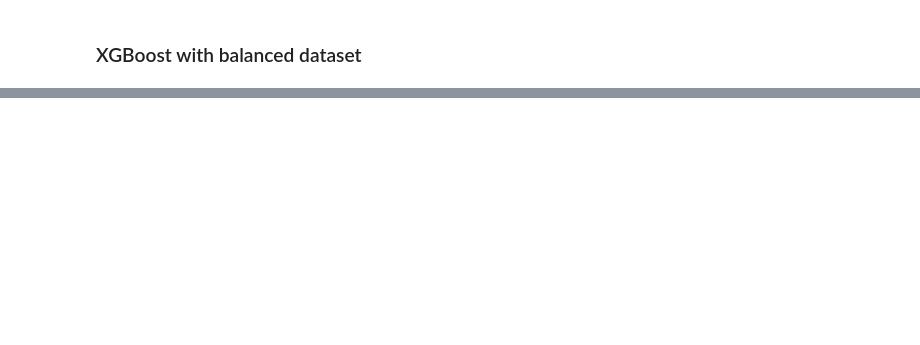
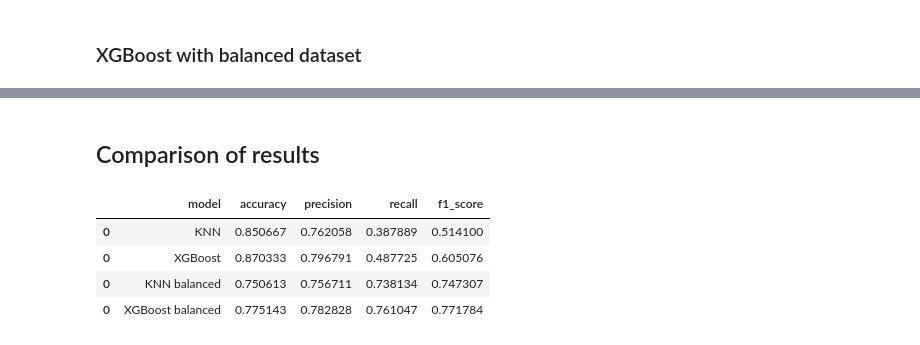
Before and after one commit to suleenwong/Bank-Customer-Churn-Analysis, a Jupyter notebook: churn_prediction_notebook.ipynb, the cells around one changed output, grey strips where cells are left out. Cells and saved outputs as stored; diff of their text form; code cells hidden in the pictures; blank space fills up the shorter version.

```diff
--- a/churn_prediction_notebook.ipynb
+++ b/churn_prediction_notebook.ipynb
@@ -717,0 +725,10 @@ Accuracy (test): 0.78
+# %% [markdown]
+## Comparison of results
+# %%
+summary_df
+# %% [output]
+|  | model | accuracy | precision | recall | f1_score |
+| 0 | KNN | 0.850667 | 0.762058 | 0.387889 | 0.514100 |
+| 0 | XGBoost | 0.870333 | 0.796791 | 0.487725 | 0.605076 |
+| 0 | KNN balanced | 0.750613 | 0.756711 | 0.738134 | 0.747307 |
+| 0 | XGBoost balanced | 0.775143 | 0.782828 | 0.761047 | 0.771784 |
```
Also changed, not shown: parts of 17 cells of this notebook, 1 other file.
